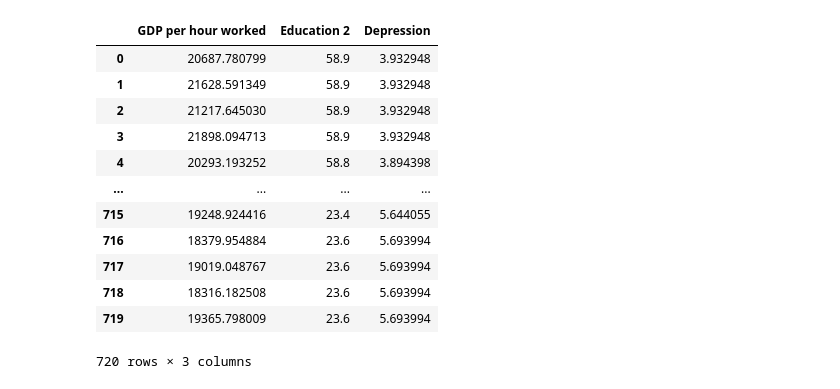
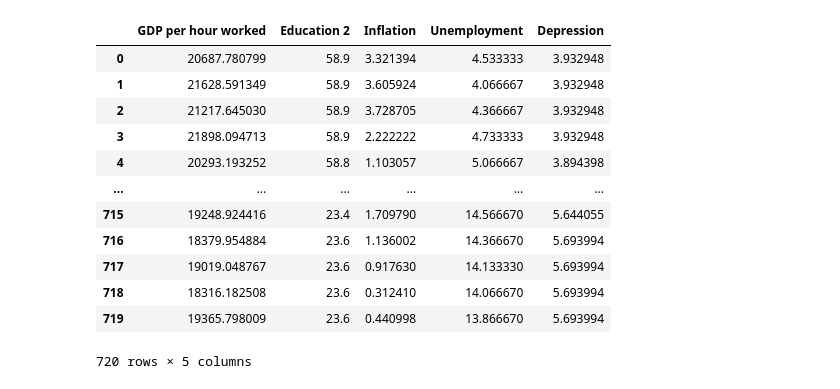
Before and after one commit to nisa-bayraktar/european_productivity, a Jupyter notebook: clustering/clustering.ipynb, the cells around one changed output. Cells and saved outputs as stored; diff of their text form; code cells hidden in the pictures.

```diff
--- a/clustering/clustering.ipynb
+++ b/clustering/clustering.ipynb
@@ -329,6 +329,7 @@ features = ['GDP per hour worked', 'GDP per employee', 'Education 0', 'Education
 countries = list(matched_dfs[0].index.values)
 # years_list = list(matched_dfs[0].columns)
 years_list = list(pd.factorize(matched_dfs[0].columns)[0]/4+2008.1)
+years_string_list = list(matched_dfs[0].columns)
 
 
 from sklearn.preprocessing import MinMaxScaler
@@ -345,44 +346,45 @@ def generate_df(aspect):
             aspkt = data[i,:,:]
             aspkt_df = pd.DataFrame(aspkt, columns=features)
         elif aspect == features:
             aspkt = data[:,:,i]
             aspkt_df = pd.DataFrame(aspkt)
         else:
             print("You idiot.")
 
         # # Scaling
         # scaler.fit(aspkt_df)
         # scaled = scaler.fit_transform(aspkt_df)
         # aspkt_df = pd.DataFrame(scaled, columns=aspkt_df.columns)
 
         # aspkt_df = aspkt_df.transpose()
         aspkt_df["Label"] = countries[i]
         aspkt_df["Year"] = years_list
 
         df_list.append(aspkt_df)
 
     big_data = pd.concat(df_list, axis=0, ignore_index=True)
     labels = big_data['Label'].values
     years = big_data['Year'].values
     big_data.drop(['Label', 'Year'], inplace=True, axis=1)
 
     return labels, big_data, years
 
 labels, big_data, years = generate_df(countries)
 # pd.DataFrame(data[0,:,:], columns=features)
-big_data.drop(['GDP per employee', 'Education 0', 'Education 1', 'Education 3', 'Inflation', 'Unemployment'], inplace=True, axis=1)
+big_data.drop(['GDP per employee', 'Education 0', 'Education 1', 'Education 3'], inplace=True, axis=1) # drop redundant features
+# big_data['GDP per hour worked'] = big_data['GDP per hour worked']/1000
 big_data
 # %% [output]
-|  | GDP per hour worked | Education 2 | Depression |
-| 0 | 20687.780799 | 58.9 | 3.932948 |
-| 1 | 21628.591349 | 58.9 | 3.932948 |
-| 2 | 21217.645030 | 58.9 | 3.932948 |
-| 3 | 21898.094713 | 58.9 | 3.932948 |
-| 4 | 20293.193252 | 58.8 | 3.894398 |
-| ... | ... | ... | ... |
-| 715 | 19248.924416 | 23.4 | 5.644055 |
-| 716 | 18379.954884 | 23.6 | 5.693994 |
-| 717 | 19019.048767 | 23.6 | 5.693994 |
-| 718 | 18316.182508 | 23.6 | 5.693994 |
-| 719 | 19365.798009 | 23.6 | 5.693994 |
+|  | GDP per hour worked | Education 2 | Inflation | Unemployment | Depression |
+| 0 | 20687.780799 | 58.9 | 3.321394 | 4.533333 | 3.932948 |
+| 1 | 21628.591349 | 58.9 | 3.605924 | 4.066667 | 3.932948 |
+| 2 | 21217.645030 | 58.9 | 3.728705 | 4.366667 | 3.932948 |
+| 3 | 21898.094713 | 58.9 | 2.222222 | 4.733333 | 3.932948 |
+| 4 | 20293.193252 | 58.8 | 1.103057 | 5.066667 | 3.894398 |
+| ... | ... | ... | ... | ... | ... |
+| 715 | 19248.924416 | 23.4 | 1.709790 | 14.566670 | 5.644055 |
+| 716 | 18379.954884 | 23.6 | 1.136002 | 14.366670 | 5.693994 |
+| 717 | 19019.048767 | 23.6 | 0.917630 | 14.133330 | 5.693994 |
+| 718 | 18316.182508 | 23.6 | 0.312410 | 14.066670 | 5.693994 |
+| 719 | 19365.798009 | 23.6 | 0.440998 | 13.866670 | 5.693994 |
-720 rows × 3 columns
+720 rows × 5 columns
```
Also changed, not shown: parts of 7 cells of this notebook, 1 other file.
